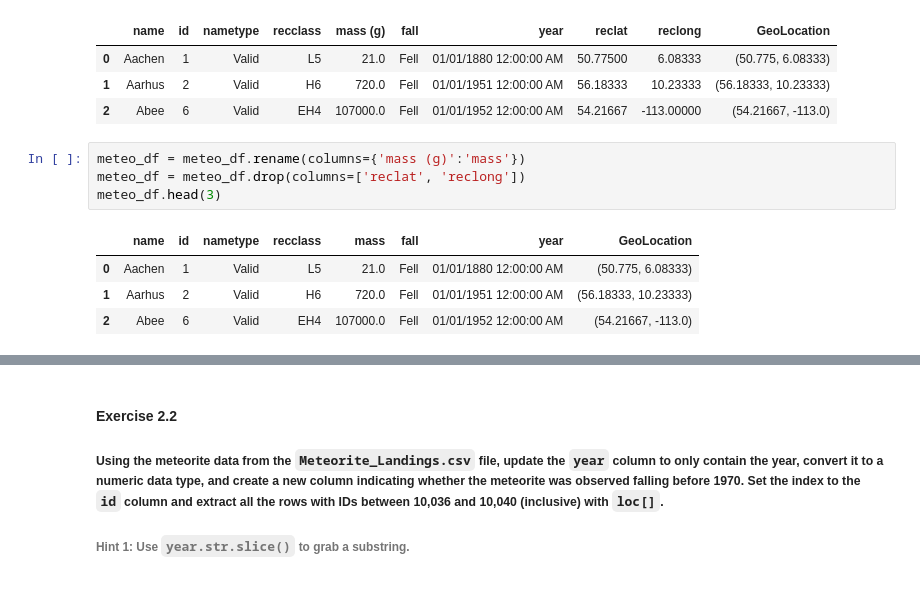
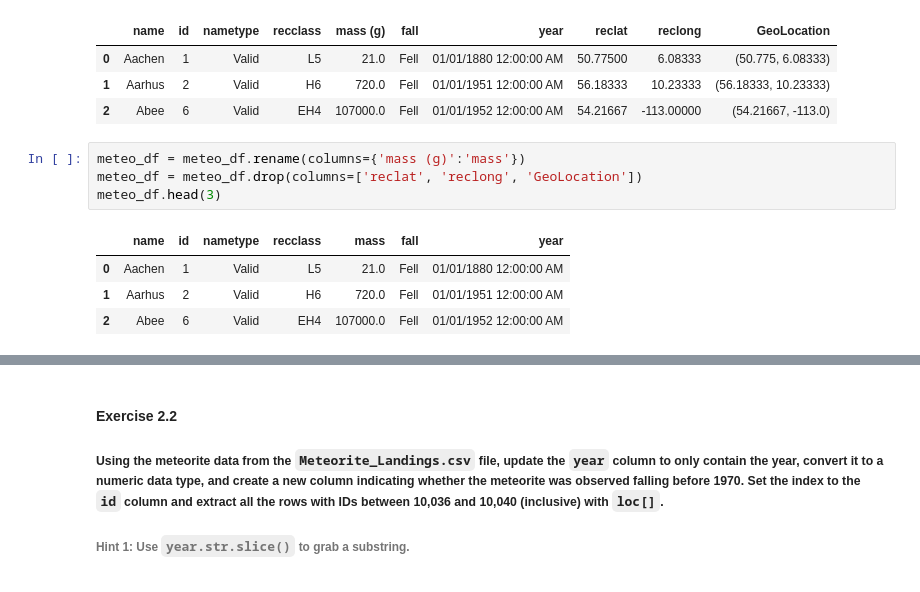
Before and after one commit to dekristi/Python_SheGoesTech_22, a Jupyter notebook: Day_17_Pandas_Data_Analysis_Library/workbook.ipynb, the cells around one changed output, grey strips where cells are left out. Saved outputs shown, nothing was run; the diff lists cells and outputs as text.

```diff
--- a/Day_17_Pandas_Data_Analysis_Library/workbook.ipynb
+++ b/Day_17_Pandas_Data_Analysis_Library/workbook.ipynb
@@ -93,13 +94,13 @@ meteo_df.head(3)
 | 2 | Abee | 6 | Valid | EH4 | 107000.0 | Fell | 01/01/1952 12:00:00 AM | 54.21667 | -113.00000 | (54.21667, -113.0) |
 # %%
 meteo_df = meteo_df.rename(columns={'mass (g)':'mass'})
-meteo_df = meteo_df.drop(columns=['reclat', 'reclong'])
+meteo_df = meteo_df.drop(columns=['reclat', 'reclong', 'GeoLocation'])
 meteo_df.head(3)
 # %% [output]
-|  | name | id | nametype | recclass | mass | fall | year | GeoLocation |
-| 0 | Aachen | 1 | Valid | L5 | 21.0 | Fell | 01/01/1880 12:00:00 AM | (50.775, 6.08333) |
-| 1 | Aarhus | 2 | Valid | H6 | 720.0 | Fell | 01/01/1951 12:00:00 AM | (56.18333, 10.23333) |
-| 2 | Abee | 6 | Valid | EH4 | 107000.0 | Fell | 01/01/1952 12:00:00 AM | (54.21667, -113.0) |
+|  | name | id | nametype | recclass | mass | fall | year |
+| 0 | Aachen | 1 | Valid | L5 | 21.0 | Fell | 01/01/1880 12:00:00 AM |
+| 1 | Aarhus | 2 | Valid | H6 | 720.0 | Fell | 01/01/1951 12:00:00 AM |
+| 2 | Abee | 6 | Valid | EH4 | 107000.0 | Fell | 01/01/1952 12:00:00 AM |
 # %%
 meteo_df.info()
 # %% [output]
```
Also changed, not shown: parts of 16 cells of this notebook.
